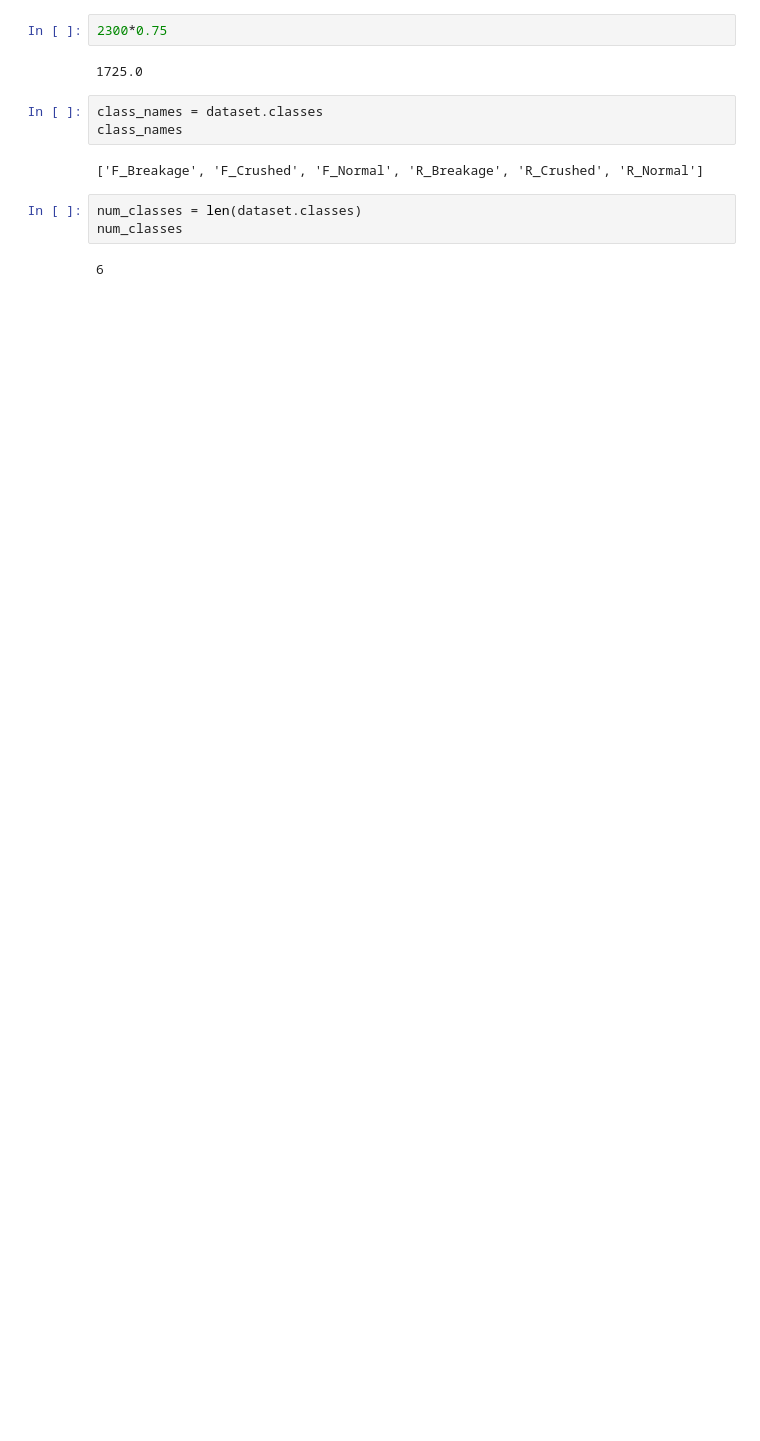
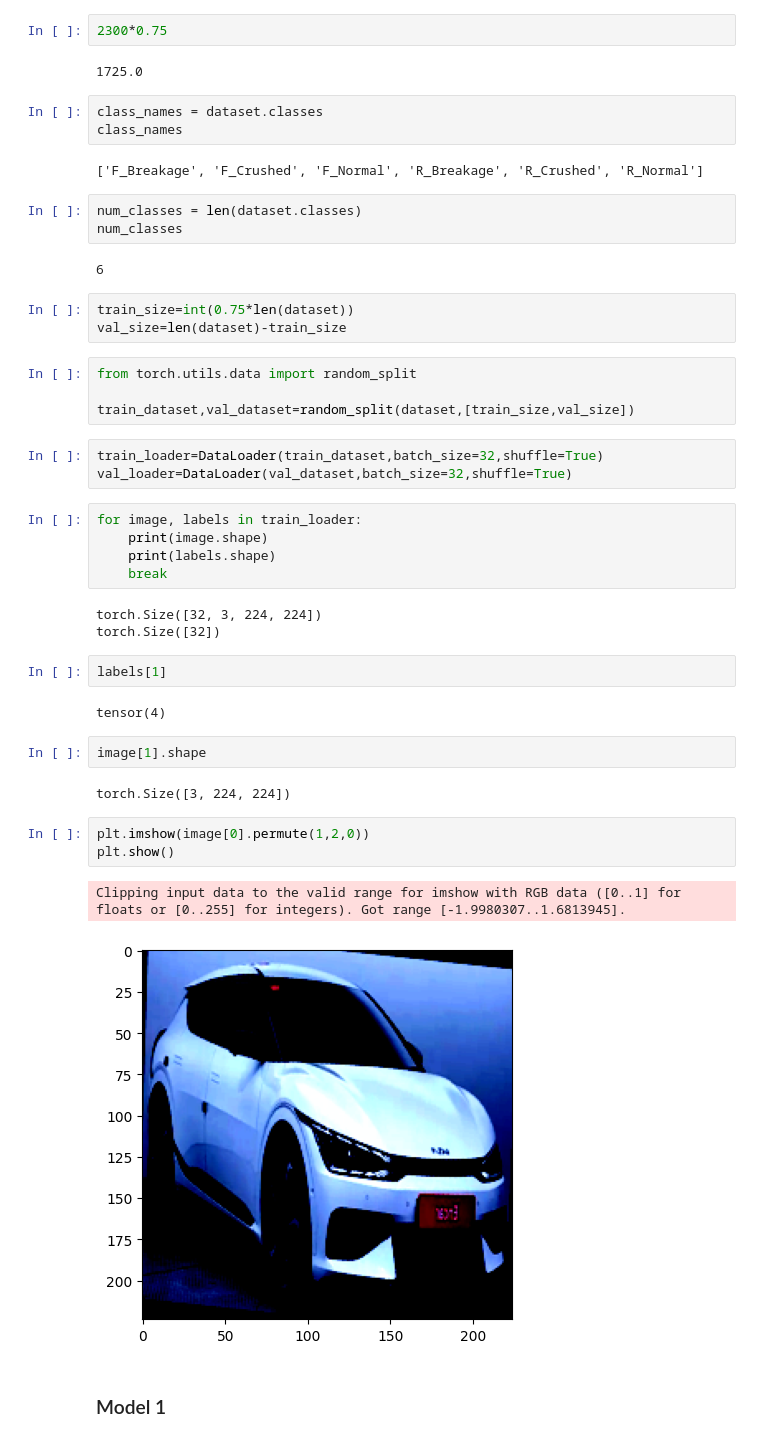
Before and after one commit to ayush-singhgit/Car_Damage_Detection, a Jupyter notebook: damage_prediction.ipynb, the cells around one changed output. Drawn from its saved outputs; the diff is of its cells as text; blank space fills up the shorter version.

```diff
--- a/damage_prediction.ipynb
+++ b/damage_prediction.ipynb
@@ -44,3 +44,37 @@ num_classes = len(dataset.classes)
 num_classes
 # %% [output]
 6
+# %%
+train_size=int(0.75*len(dataset))
+val_size=len(dataset)-train_size
+# %%
+from torch.utils.data import random_split
+
+train_dataset,val_dataset=random_split(dataset,[train_size,val_size])
+# %%
+train_loader=DataLoader(train_dataset,batch_size=32,shuffle=True)
+val_loader=DataLoader(val_dataset,batch_size=32,shuffle=True)
+# %%
+for image, labels in train_loader:
+    print(image.shape)
+    print(labels.shape)
+    break
+# %% [output]
+torch.Size([32, 3, 224, 224])
+torch.Size([32])
+# %%
+labels[1]
+# %% [output]
+tensor(4)
+# %%
+image[1].shape
+# %% [output]
+torch.Size([3, 224, 224])
+# %%
+plt.imshow(image[0].permute(1,2,0))
+plt.show()
+# %% [output]
+Clipping input data to the valid range for imshow with RGB data ([0..1] for floats or [0..255] for integers). Got range [-1.9980307..1.6813945].
+[figure, added]
+# %% [markdown]
+### Model 1
```
Also changed, not shown: parts of 22 cells of this notebook, 1 other file.
